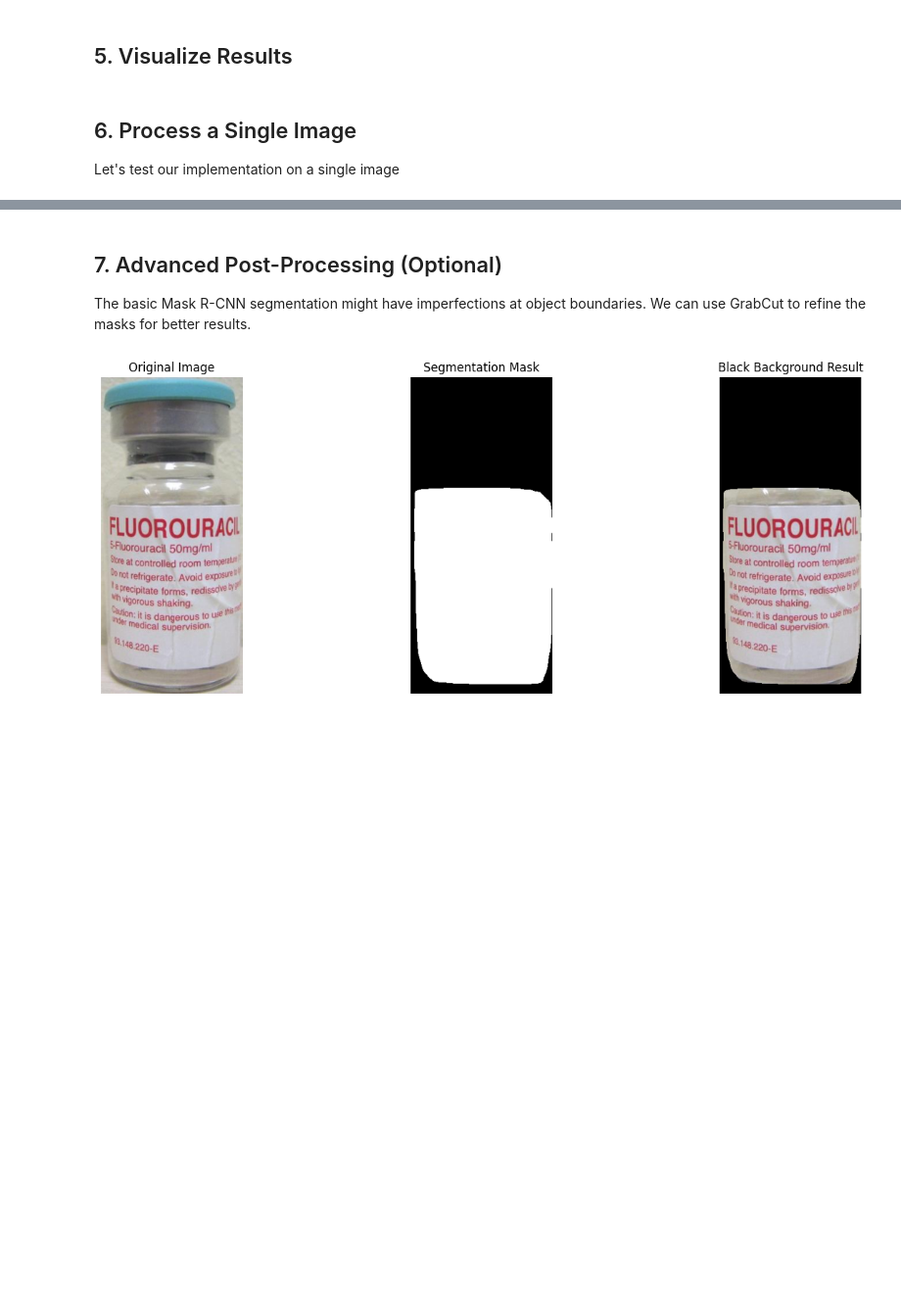
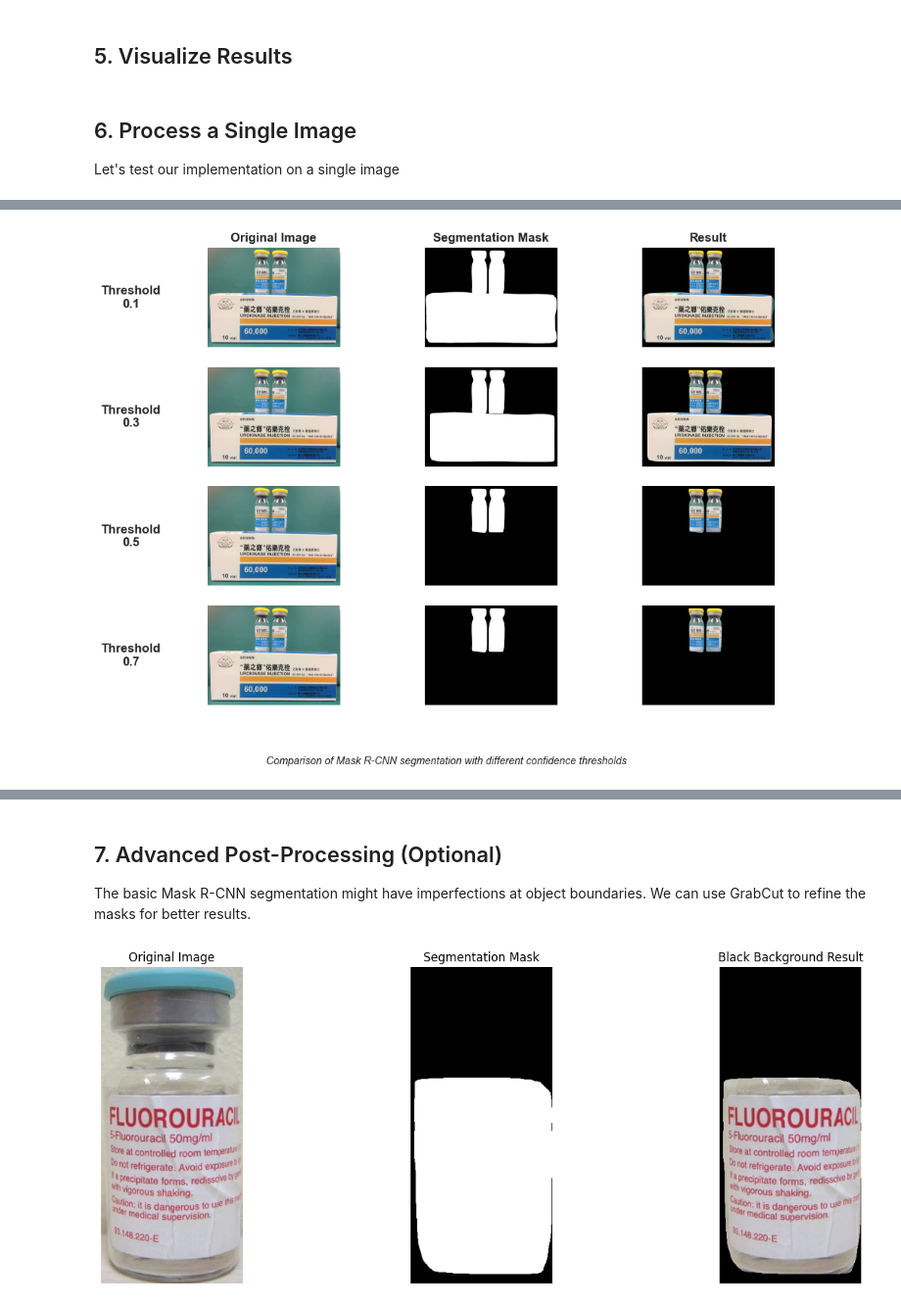
Before and after one commit to dnoma/parenteral, a Jupyter notebook: feature_extraction/mask-rcnn-part1.ipynb, the cells around one changed output, grey strips where cells are left out. Shown at 98% size. Cells and saved outputs as stored; diff of their text form; code cells hidden in the pictures; blank space fills up the shorter version.

Commit message:
threshold comparison robust stress test

```diff
--- a/feature_extraction/mask-rcnn-part1.ipynb
+++ b/feature_extraction/mask-rcnn-part1.ipynb
@@ -197,0 +198,82 @@ else:
+# %%
+import os
+import numpy as np
+import matplotlib.pyplot as plt
+from PIL import Image
+from matplotlib.gridspec import GridSpec
+
+# Assuming these functions are already defined in your code
+# load_image, remove_background
+
+def compare_thresholds(img_path, thresholds=[0.3, 0.5, 0.7]):
+    """
+    Compare different confidence thresholds for background removal in a grid.
+
+    Args:
+        img_path: Path to the input image
+        thresholds: List of confidence thresholds to compare
+    """
+    # Check if the file exists
+    if not os.path.exists(img_path):
+        print(f"Image not found at {img_path}. Please provide a valid image path.")
+        return
+
+    # Load original image
+    original_img = np.array(load_image(img_path))
+
+    # Create figure with custom grid layout
+    plt.style.use('seaborn-v0_8-whitegrid')
+    fig = plt.figure(figsize=(12, 8), constrained_layout=False)
+
+    # Use GridSpec for more control over layout
+    gs = GridSpec(len(thresholds), 4, figure=fig, width_ratios=[0.2, 1, 1, 1])
+
+    # Create subplot titles only once
+    col_titles = ['Original Image', 'Segmentation Mask', 'Result']
+    for i, title in enumerate(col_titles):
+        ax = fig.add_subplot(gs[0, i+1])
+        ax.set_title(title, fontsize=12, fontweight='bold')
+        ax.axis('off')
+
+    # Process and display results for each threshold
+    for i, threshold in enumerate(thresholds):
+        # Add threshold label in first column
+        ax_label = fig.add_subplot(gs[i, 0])
+        ax_label.text(0.5, 0.5, f'Threshold\n{threshold}',
+                      ha='center', va='center', fontsize=12, fontweight='bold')
+        ax_label.axis('off')
+
+        # Process image with current threshold
+        processed_img, mask = remove_background(img_path, confidence_threshold=threshold)
+
+        # Display original image
+        ax1 = fig.add_subplot(gs[i, 1])
+        ax1.imshow(original_img)
+        ax1.axis('off')
+
+        # Display mask
+        ax2 = fig.add_subplot(gs[i, 2])
+        ax2.imshow(mask, cmap='gray')
+        ax2.axis('off')
+
+        # Display processed image
+        ax3 = fig.add_subplot(gs[i, 3])
+        ax3.imshow(processed_img)
+        ax3.axis('off')
+
+    # Add a descriptive caption at the bottom
+    plt.figtext(0.5, 0.01,
+                f"Comparison of Mask R-CNN segmentation with different confidence thresholds",
+                ha="center", fontsize=10, fontstyle='italic')
+
+    # Save figure with optimal settings
+    plt.savefig('threshold_comparison.png', dpi=120, bbox_inches='tight')
+    plt.show()
+
+sample_img_path = "../data/Parenterals/Urokinase/Urokinase (Taiwan-Box) 60,000 U [29July16].JPG"
+
+
+# Compare different thresholds
+compare_thresholds(sample_img_path, thresholds=[0.1, 0.3, 0.5, 0.7])
+# %% [output]
+[figure, added]
```
Also changed, not shown: parts of 2 cells of this notebook.
